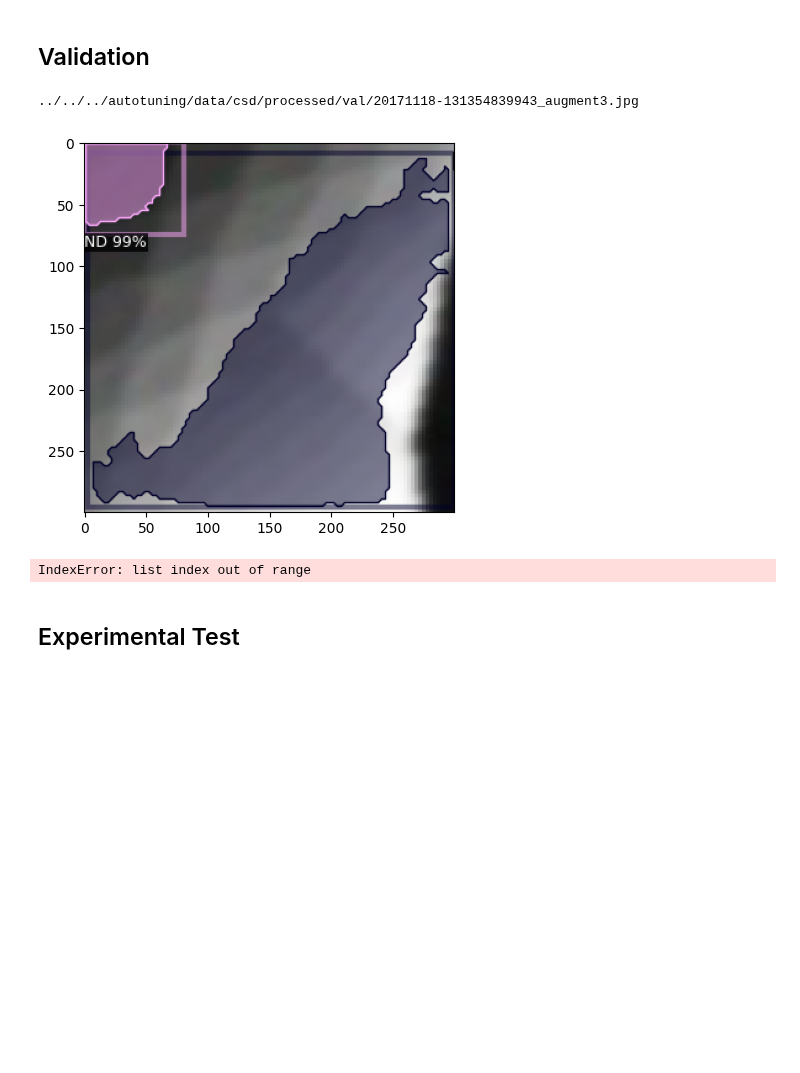
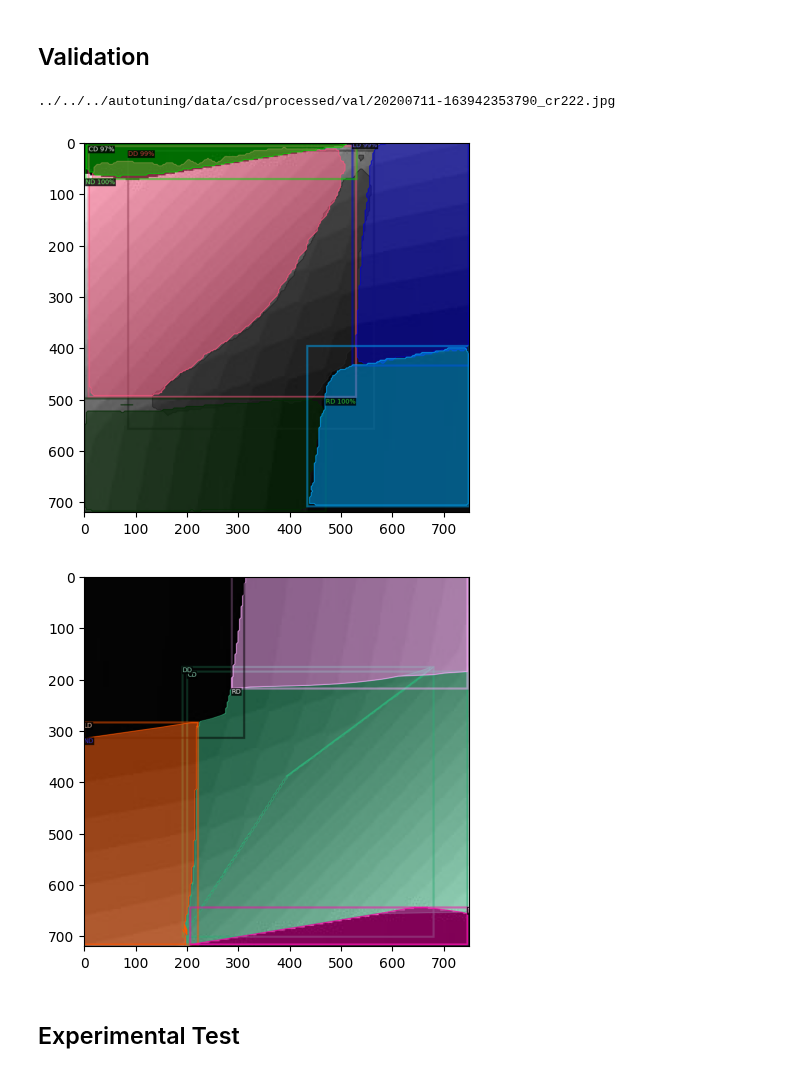
Before and after one commit to mainCSG/QuantumDotControl, a Jupyter notebook: autotuning/coarse_tuning/src/inference_model.ipynb, the cells around one changed output. Saved outputs shown, nothing was run; the diff lists cells and outputs as text; code cells hidden in the pictures; blank space fills up the shorter version.

Commit message:
bias triangle model tested

```diff
--- a/autotuning/coarse_tuning/src/inference_model.ipynb
+++ b/autotuning/coarse_tuning/src/inference_model.ipynb
@@ -50,7 +50,7 @@ detectron2: 0.6
 #!scp apaurevi@graham.computecanada.ca:projects/def-baugh/apaurevi/QuantumDotControl/output/model_final.pth ./output/model_sept_12_charge_state.pth
 # %%
 # Load trained model path
-model_path = os.path.join("../output", "model_july_29.pth")  # path to the model we just trained
+model_path = os.path.join("../output", "model_0009999.pth")  # path to the model we just trained
 model_name = 'dot_num'
 # %%
 config_path = "./config.yaml"
@@ -111,7 +112,8 @@ def get_csd_dicts(img_dir):
     dataset_dicts = []
     for idx, v in enumerate(imgs_anns.values()):
         record = {}
-
+        if 'augment' in v['filename']:
+            continue
         record["file_name"] = os.path.join(img_dir, v["filename"])
         record["image_id"] = idx
 
@@ -166,7 +168,6 @@ def get_csd_dicts(img_dir):
 # %%
 DatasetCatalog.clear()
 MetadataCatalog.clear()
-
 for d in ["train", "val"]:
     DatasetCatalog.register("csd_" + d, lambda d=d: get_csd_dicts(os.path.join(MODEL_DATA_DIR,d)))
     MetadataCatalog.get("csd_" + d).set(thing_classes=list(model_info['class_dict'].keys()))
@@ -185,37 +186,38 @@ def check_image_exists(directory, image_name):
             return True
 
     return False
 
 dataset_dicts = get_csd_dicts(MODEL_VAL_DATA_DIR)
 for d in random.sample(dataset_dicts, 1):
 
     im = cv2.imread(d['file_name'])
-
+    im = cv2.rotate(im, cv2.ROTATE_180)
 
 
     print(d['file_name'])
     outputs = predictor(im)  # format is documented at https://detectron2.readthedocs.io/tutorials/models.html#model-output-format
 
     v = Visualizer(im[:, :, ::-1],
                    metadata=csd_val_metadata,
                    scale=3,    # remove the colors of unsegmented pixels. This option is only available for segmentation models
     )
 
     out = v.draw_instance_predictions(outputs["instances"].to("cpu"))
     plt.imshow(out.get_image())
     plt.show()
+    im = cv2.rotate(im, cv2.ROTATE_180)
 
     plt.cla()
     plt.clf()
     plt.close()
     visualizer = Visualizer(im[:, :, ::-1], metadata=csd_val_metadata, scale=3)
     out = visualizer.draw_dataset_dict(d)
     plt.imshow(out.get_image()[:, :, ::-1],cmap=cm.summer)
     plt.show()
 # %% [output]
-../../../autotuning/data/csd/processed/val/20171118-131354839943_augment3.jpg
+../../../autotuning/data/csd/processed/val/20200711-163942353790_cr222.jpg
-[figure, old version]
+[figure, new version]
-IndexError: list index out of range
+[figure, added]
 # %% [markdown]
 ## Experimental Test
 # %%
```
Also changed, not shown: parts of 8 cells of this notebook, 3 other files.
